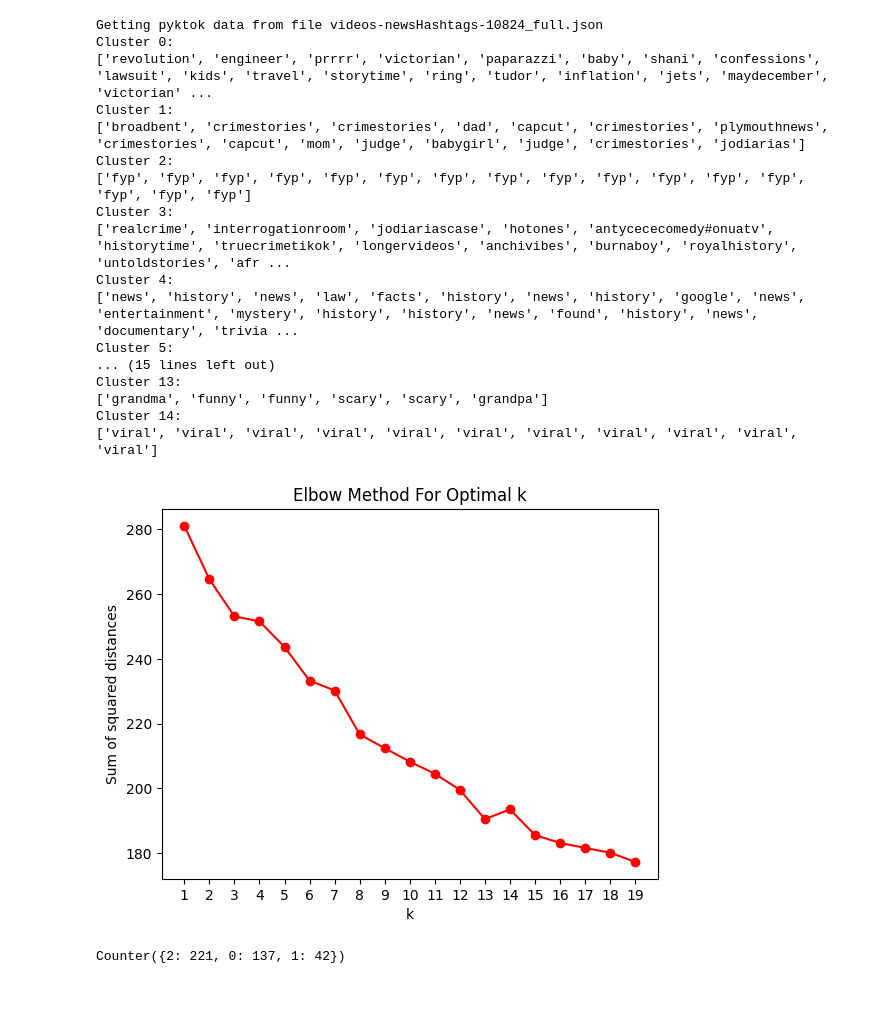
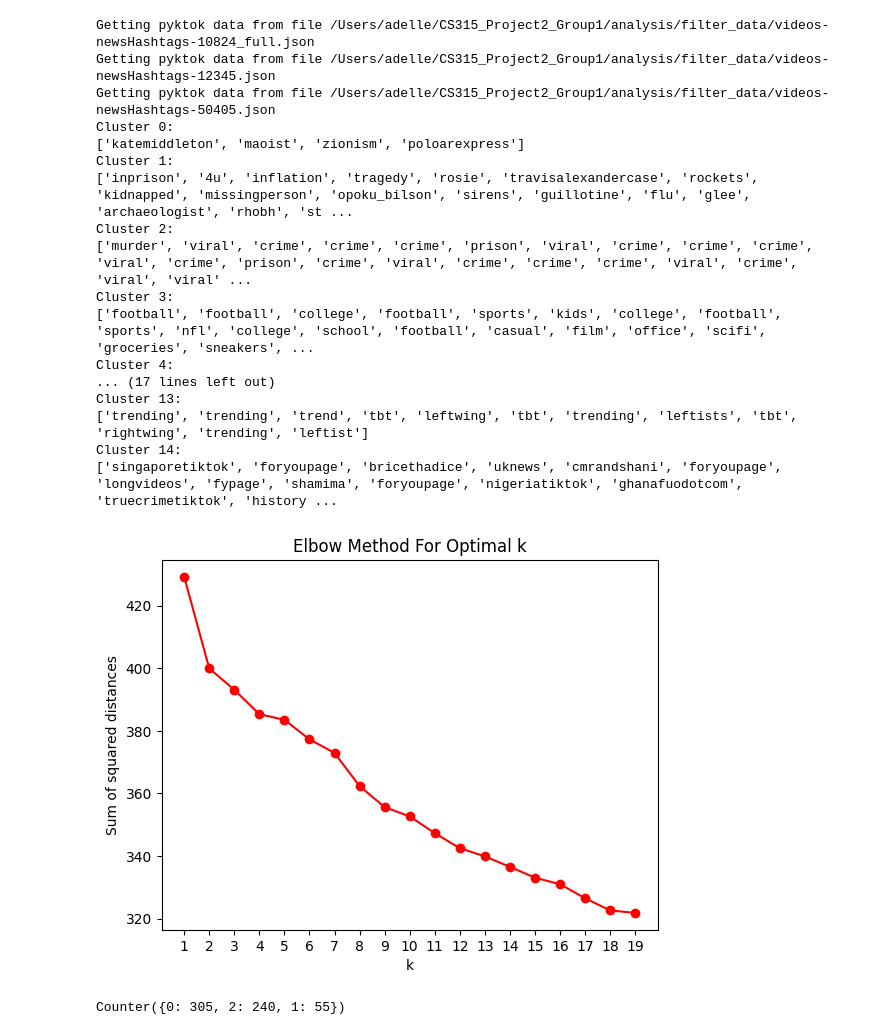
Before and after one commit to ep108/CS315_Project2_Group1, a Jupyter notebook: analysis/clustering.ipynb, the cells around one changed output. Cells and saved outputs as stored; diff of their text form; code cells hidden in the pictures; blank space fills up the shorter version.

```diff
--- a/analysis/clustering.ipynb
+++ b/analysis/clustering.ipynb
@@ -131,41 +138,44 @@ fig.update_traces(textposition='top center',
 
 fig.update_layout(title='Embeddings of TikTok News Hashtags', width=800, height=800)
 fig.show()
-# %%
-#filtered data
-newswords10824 = sample(getsuggested_wordsfromjson('videos-newsHashtags-10824_full.json'),400)
-newswords10824
-
-embednews10824 = embed(newswords10824)
-
-callKmeans(15,embednews10824,newswords10824)
-
-elbowMethod(embednews10824, 20)
-# %% [output]
-Getting pyktok data from file videos-newsHashtags-10824_full.json
-Cluster 0:
-['revolution', 'engineer', 'prrrr', 'victorian', 'paparazzi', 'baby', 'shani', 'confessions', 'lawsuit', 'kids', 'travel', 'storytime', 'ring', 'tudor', 'inflation', 'jets', 'maydecember', 'victorian' ...
-Cluster 1:
-['broadbent', 'crimestories', 'crimestories', 'dad', 'capcut', 'crimestories', 'plymouthnews', 'crimestories', 'capcut', 'mom', 'judge', 'babygirl', 'judge', 'crimestories', 'jodiarias']
-Cluster 2:
-['fyp', 'fyp', 'fyp', 'fyp', 'fyp', 'fyp', 'fyp', 'fyp', 'fyp', 'fyp', 'fyp', 'fyp', 'fyp', 'fyp', 'fyp', 'fyp']
-Cluster 3:
-['realcrime', 'interrogationroom', 'jodiariascase', 'hotones', 'antycececomedy#onuatv', 'historytime', 'truecrimetikok', 'longervideos', 'anchivibes', 'burnaboy', 'royalhistory', 'untoldstories', 'afr ...
-Cluster 4:
-['news', 'history', 'news', 'law', 'facts', 'history', 'news', 'history', 'google', 'news', 'entertainment', 'mystery', 'history', 'history', 'news', 'found', 'history', 'news', 'documentary', 'trivia ...
-Cluster 5:
-... (15 lines left out)
-Cluster 13:
-['grandma', 'funny', 'funny', 'scary', 'scary', 'grandpa']
-Cluster 14:
-['viral', 'viral', 'viral', 'viral', 'viral', 'viral', 'viral', 'viral', 'viral', 'viral', 'viral']
-[figure, removed]
+# %%
+#filtered data
+newswords10824 = sample(getsuggested_wordsfromjson('/Users/adelle/CS315_Project2_Group1/analysis/filter_data/videos-newsHashtags-10824_full.json'),200)
+newswords12345 = sample(getsuggested_wordsfromjson('/Users/adelle/CS315_Project2_Group1/analysis/filter_data/videos-newsHashtags-12345.json'),200)
+newswords50405 = sample(getsuggested_wordsfromjson('/Users/adelle/CS315_Project2_Group1/analysis/filter_data/videos-newsHashtags-50405.json'),200)
+#newswords10824
+fullnewswords = newswords10824+newswords12345+newswords50405
+
+embednews = embed(fullnewswords)
+
+callKmeans(15,embednews,fullnewswords)
+
+elbowMethod(embednews, 20)
+# %% [output]
+Getting pyktok data from file /Users/adelle/CS315_Project2_Group1/analysis/filter_data/videos-newsHashtags-10824_full.json
+Getting pyktok data from file /Users/adelle/CS315_Project2_Group1/analysis/filter_data/videos-newsHashtags-12345.json
+Getting pyktok data from file /Users/adelle/CS315_Project2_Group1/analysis/filter_data/videos-newsHashtags-50405.json
+Cluster 0:
+['katemiddleton', 'maoist', 'zionism', 'poloarexpress']
+Cluster 1:
+['inprison', '4u', 'inflation', 'tragedy', 'rosie', 'travisalexandercase', 'rockets', 'kidnapped', 'missingperson', 'opoku_bilson', 'sirens', 'guillotine', 'flu', 'glee', 'archaeologist', 'rhobh', 'st ...
+Cluster 2:
+['murder', 'viral', 'crime', 'crime', 'crime', 'prison', 'viral', 'crime', 'crime', 'crime', 'viral', 'crime', 'prison', 'crime', 'viral', 'crime', 'crime', 'crime', 'viral', 'crime', 'viral', 'viral' ...
+Cluster 3:
+['football', 'football', 'college', 'football', 'sports', 'kids', 'college', 'football', 'sports', 'nfl', 'college', 'school', 'football', 'casual', 'film', 'office', 'scifi', 'groceries', 'sneakers', ...
+Cluster 4:
+... (17 lines left out)
+Cluster 13:
+['trending', 'trending', 'trend', 'tbt', 'leftwing', 'tbt', 'trending', 'leftists', 'tbt', 'rightwing', 'trending', 'leftist']
+Cluster 14:
+['singaporetiktok', 'foryoupage', 'bricethadice', 'uknews', 'cmrandshani', 'foryoupage', 'longvideos', 'fypage', 'shamima', 'foryoupage', 'nigeriatiktok', 'ghanafuodotcom', 'truecrimetiktok', 'history ...
+[figure, added]
 # %%
-k = 3
+k = 5
 kmeans = KMeans(n_clusters=k, random_state=42)
-clustersN = kmeans.fit_predict(embednews10824)
+clustersN = kmeans.fit_predict(embednews)
 Counter(clusters)
 # %% [output]
-Counter({2: 221, 0: 137, 1: 42})
+Counter({0: 305, 2: 240, 1: 55})
 # %%
 tsneN = TSNE(n_components=2, random_state=42)
```
Also changed, not shown: parts of 6 cells of this notebook.
